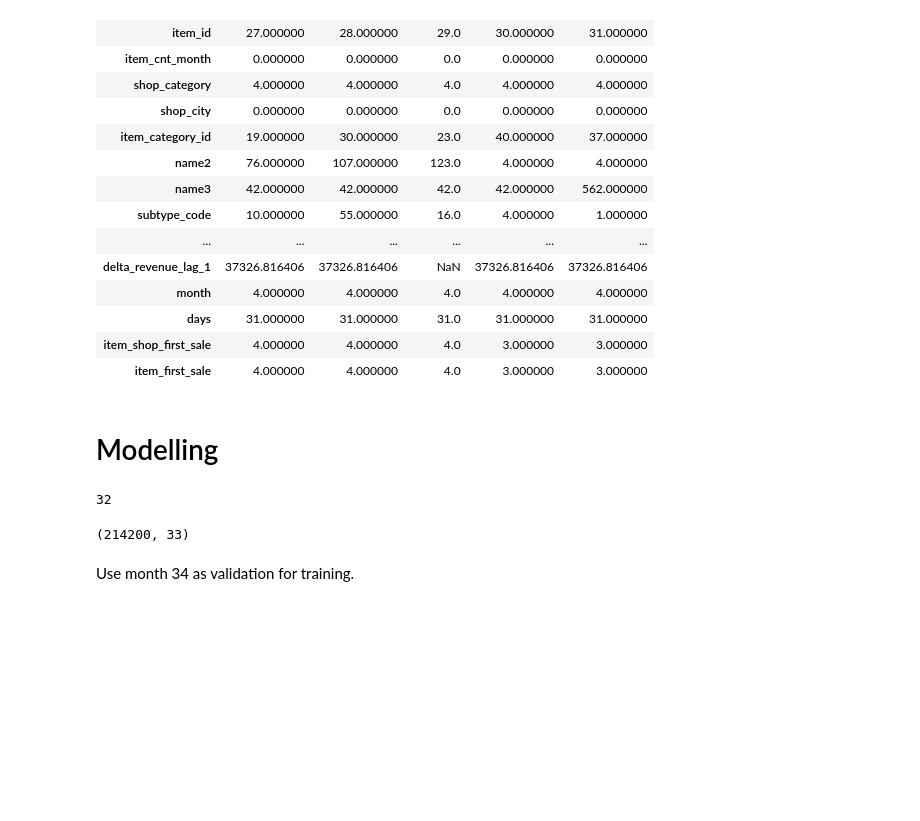
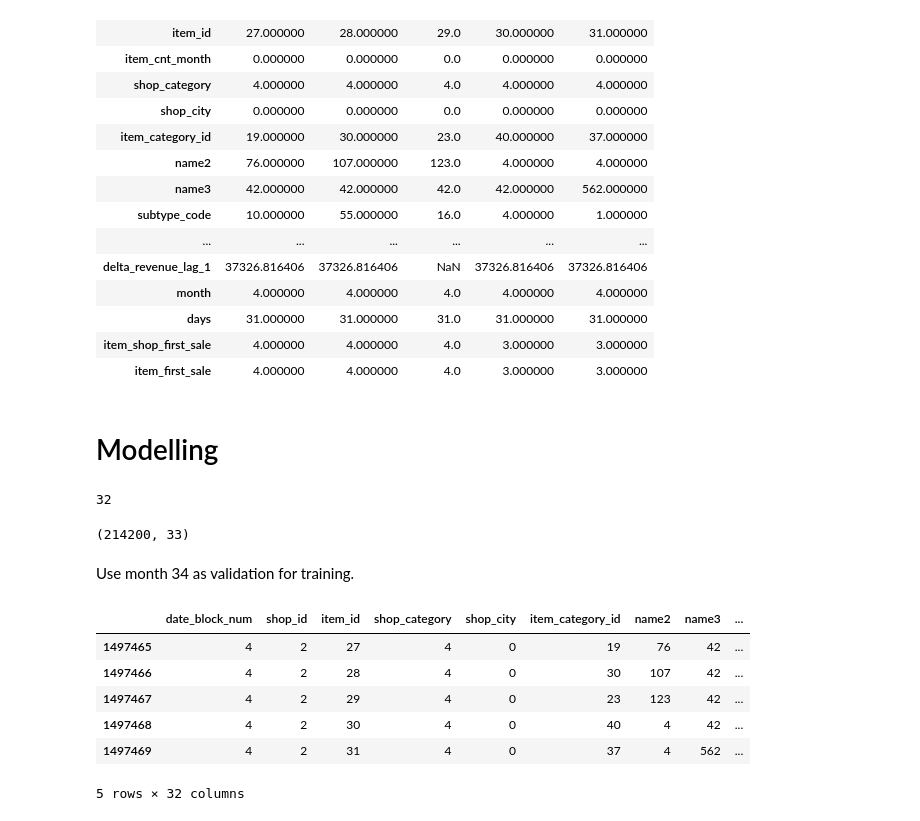
Before and after one commit to brekJ/connet_ml_2Team, a Jupyter notebook: future-sales-3.ipynb, the cells around one changed output. Cells and saved outputs as stored; diff of their text form; code cells hidden in the pictures; blank space fills up the shorter version.

```diff
--- a/future-sales-3.ipynb
+++ b/future-sales-3.ipynb
@@ -557,6 +564,16 @@ X_test = data[data.date_block_num == 34].drop(['item_cnt_month'], axis=1)
 # %%
 Y_train = Y_train.clip(0, 20)
 Y_valid = Y_valid.clip(0, 20)
+# %%
+X_train.head()
+# %% [output]
+|  | date_block_num | shop_id | item_id | shop_category | shop_city | item_category_id | name2 | name3 | ... |
+| 1497465 | 4 | 2 | 27 | 4 | 0 | 19 | 76 | 42 | ... |
+| 1497466 | 4 | 2 | 28 | 4 | 0 | 30 | 107 | 42 | ... |
+| 1497467 | 4 | 2 | 29 | 4 | 0 | 23 | 123 | 42 | ... |
+| 1497468 | 4 | 2 | 30 | 4 | 0 | 40 | 4 | 42 | ... |
+| 1497469 | 4 | 2 | 31 | 4 | 0 | 37 | 4 | 562 | ... |
+5 rows × 32 columns
 # %%
 del data
 gc.collect();
```
Also changed, not shown: parts of 32 cells of this notebook.
